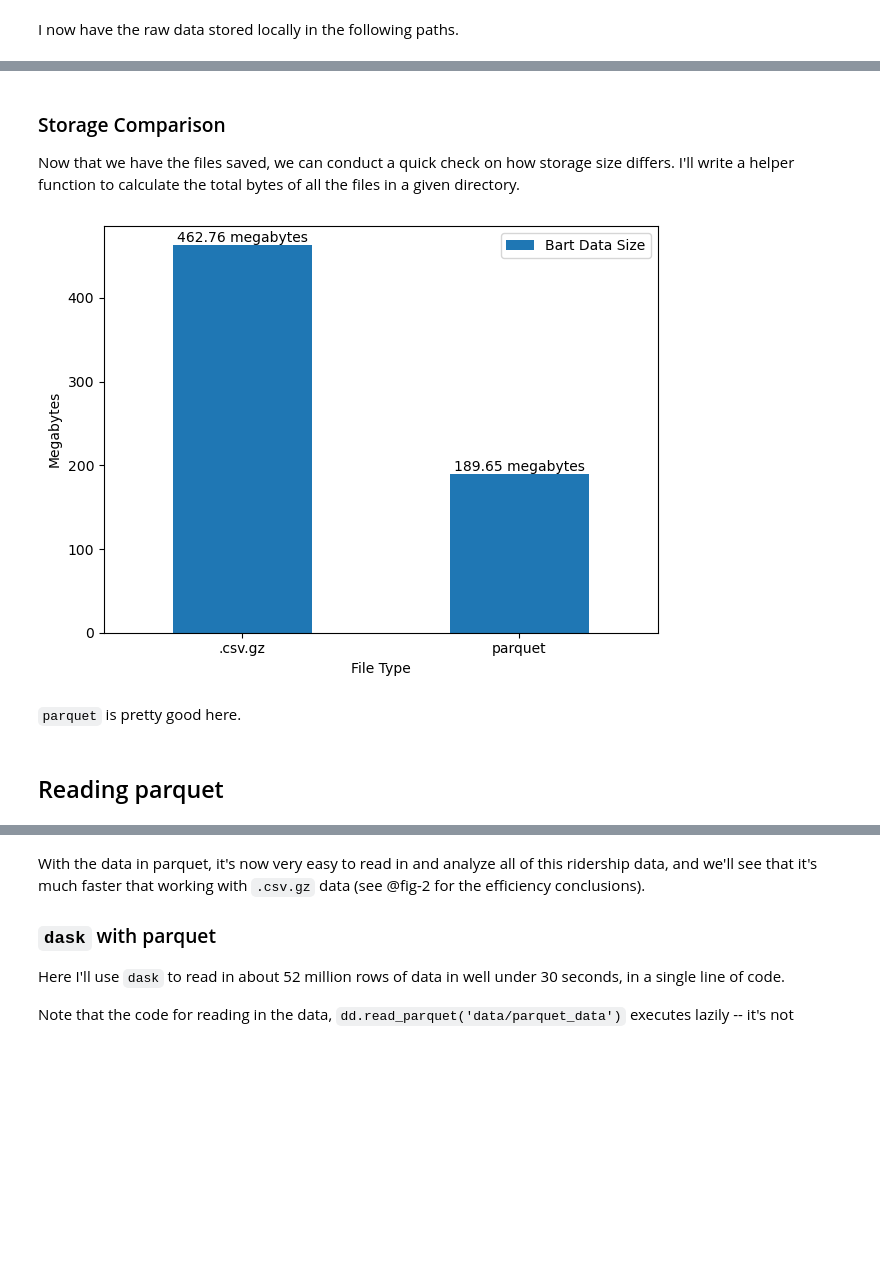
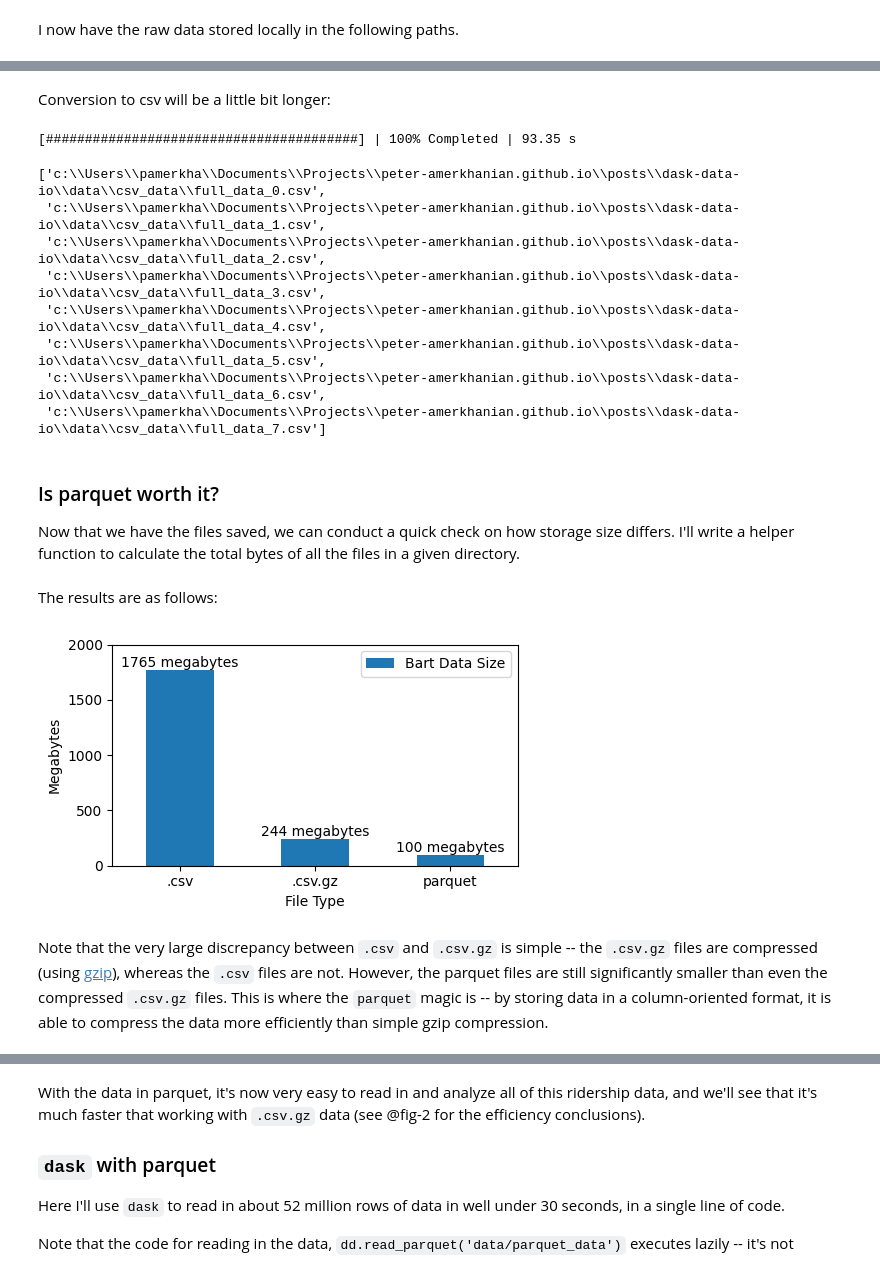
Before and after one commit to peter-amerkhanian/peter-amerkhanian.github.io, a Jupyter notebook: posts/dask-data-io/index.ipynb, the cells around one changed output, grey strips where cells are left out. Drawn from its saved outputs; the diff is of its cells as text; code cells hidden in the pictures; blank space fills up the shorter version.

```diff
--- a/posts/dask-data-io/index.ipynb
+++ b/posts/dask-data-io/index.ipynb
@@ -118,16 +110,14 @@ file_urls
 This is our target data, so before proceeding to download all of it for local storage, we'll profile the sizes of each file and the total download:
 # %%
 counter = 1
-total = 0
+total_size = 0
 for f in file_urls:
     response = requests.head(f)
-    # Retrieve the file size for each file
     file_size = int(response.headers.get('Content-Length', 0))
-    # Keep track of the total file size
-    total += file_size
+    total_size += file_size
     print(f"File {counter} size: {file_size} bytes ({round(file_size*10e-7, 2)} mega-bytes)")
     counter += 1
-print(f"Total size of data: {total*10e-7} mega-bytes")
+print(f"Total size of data: {total_size*10e-7} mega-bytes")
 # %% [output]
 File 1 size: 38627139 bytes (38.63 mega-bytes)
 File 2 size: 38177159 bytes (38.18 mega-bytes)
@@ -146,25 +146,21 @@ We'll proceed to download all of this into a folder, `data`, with the following
 # %%
 def download_file(url:str, filename:str) -> str:
-    try:
-        response = requests.get(url, timeout=30)
-        if response.status_code == 200:
-            with open(filename, "wb") as file:
-                file.write(response.content)
-            return f"Downloaded: {filename}"
-        else:
-            return f"Failed ({response.status_code}): {url}"
-    except Exception as e:
-        return f"Error downloading {url}: {e}"
+    response = requests.get(url, timeout=30)
+    if response.status_code == 200:
+        with open(filename, "wb") as file:
+            file.write(response.content)
+        return f"Downloaded: {filename}"
+    else:
+        return f"Failed ({response.status_code}): {url}"
 
 def download_bart_file(url: str) -> str:
     current_year: str = str(datetime.today().year)
-    filename = os.path.join("data", os.path.basename(url))
-    match = re.search(r"\d{4}", url)
-    current_year_data: bool = match and match[0] == current_year
-    file_exists: bool = os.path.exists(filename)
-    if file_exists and not current_year_data:
+    filename: str = os.path.join("data", os.path.basename(url))
+    file_year: str = re.search(r"\d{4}", url)
+    current_year_data: bool = file_year and file_year[0] == current_year
+    if os.path.exists(filename) and not current_year_data:
         return f"Skipped (already exists): {filename}"
-    elif file_exists and current_year_data:
+    elif os.path.exists(filename) and current_year_data:
         download_file(url, filename)
     else:
         download_file(url, filename)
@@ -413,5 +481,20 @@ data.to_parquet('data/parquet_data', write_index=False)
+# %% [markdown]
+Conversion to csv will be a little bit longer:
+# %%
+#| output: false
+data.to_csv('data/csv_data/full_data_*.csv', index=False)
+# %% [output]
+[########################################] | 100% Completed | 93.35 s
+['c:\\Users\\pamerkha\\Documents\\Projects\\peter-amerkhanian.github.io\\posts\\dask-data-io\\data\\csv_data\\full_data_0.csv',
+ 'c:\\Users\\pamerkha\\Documents\\Projects\\peter-amerkhanian.github.io\\posts\\dask-data-io\\data\\csv_data\\full_data_1.csv',
+ 'c:\\Users\\pamerkha\\Documents\\Projects\\peter-amerkhanian.github.io\\posts\\dask-data-io\\data\\csv_data\\full_data_2.csv',
+ 'c:\\Users\\pamerkha\\Documents\\Projects\\peter-amerkhanian.github.io\\posts\\dask-data-io\\data\\csv_data\\full_data_3.csv',
+ 'c:\\Users\\pamerkha\\Documents\\Projects\\peter-amerkhanian.github.io\\posts\\dask-data-io\\data\\csv_data\\full_data_4.csv',
+ 'c:\\Users\\pamerkha\\Documents\\Projects\\peter-amerkhanian.github.io\\posts\\dask-data-io\\data\\csv_data\\full_data_5.csv',
+ 'c:\\Users\\pamerkha\\Documents\\Projects\\peter-amerkhanian.github.io\\posts\\dask-data-io\\data\\csv_data\\full_data_6.csv',
+ 'c:\\Users\\pamerkha\\Documents\\Projects\\peter-amerkhanian.github.io\\posts\\dask-data-io\\data\\csv_data\\full_data_7.csv']
 # %% [markdown]
-### Storage Comparison
+### Is parquet worth it?
 Now that we have the files saved, we can conduct a quick check on how storage size differs. I'll write a helper function to calculate the total bytes of all the files in a given directory.
 # %%
 def get_local_bytes(directory: str) -> int:
@@ -420,25 +503,27 @@ def get_local_bytes(directory: str) -> int:
     files_not_folders: list[str] = [f for f in contents_w_path
                          if os.path.isfile(f)]
     return sum(os.path.getsize(f) for f in files_not_folders)
+# %% [markdown]
+The results are as follows:
 # %%
 #| label: fig-1
 #| fig-cap: "Storage Comparison: .csv.gz versus parquet"
 #| code-fold: true
-fig, ax = plt.subplots()
+fig, ax = plt.subplots(figsize=(5, 3))
+ax.set_ylim(0, 2000)
 pd.DataFrame(
     {
-        '.csv.gz': [round(get_local_bytes('data')*10e-7, 2)],
-        'parquet': [round(get_local_bytes('data/parquet_data')*10e-7, 2)]
+        '.csv': [round(get_local_bytes('data/csv_data')*10e-7, 0)],
+        '.csv.gz': [round(get_local_bytes('data')*10e-7, 0)],
+        'parquet': [round(get_local_bytes('data/parquet_data')*10e-7, 0)]
     }, index=['Bart Data Size']
 ).T.plot.bar(ax=ax)
 ax.bar_label(ax.containers[0], fmt="%g megabytes")
 ax.set(ylabel='Megabytes', xlabel='File Type')
 ax.tick_params(axis='x', rotation=0)
 fig.tight_layout()
 fig.savefig('fig1.png', dpi=300)
 # %% [output]
-[figure, old version]
+[figure, new version]
-# %% [markdown]
-`parquet` is pretty good here.
-# %% [markdown]
-## Reading parquet
+# %% [markdown]
+Note that the very large discrepancy between `.csv` and `.csv.gz` is simple -- the `.csv.gz` files are compressed (using [gzip](https://en.wikipedia.org/wiki/Gzip)), whereas the `.csv` files are not. However, the parquet files are still significantly smaller than even the compressed `.csv.gz` files. This is where the `parquet` magic is -- by storing data in a column-oriented format, it is able to compress the data more efficiently than simple gzip compression.
```
Also changed, not shown: parts of 67 cells of this notebook, 16 other files.
